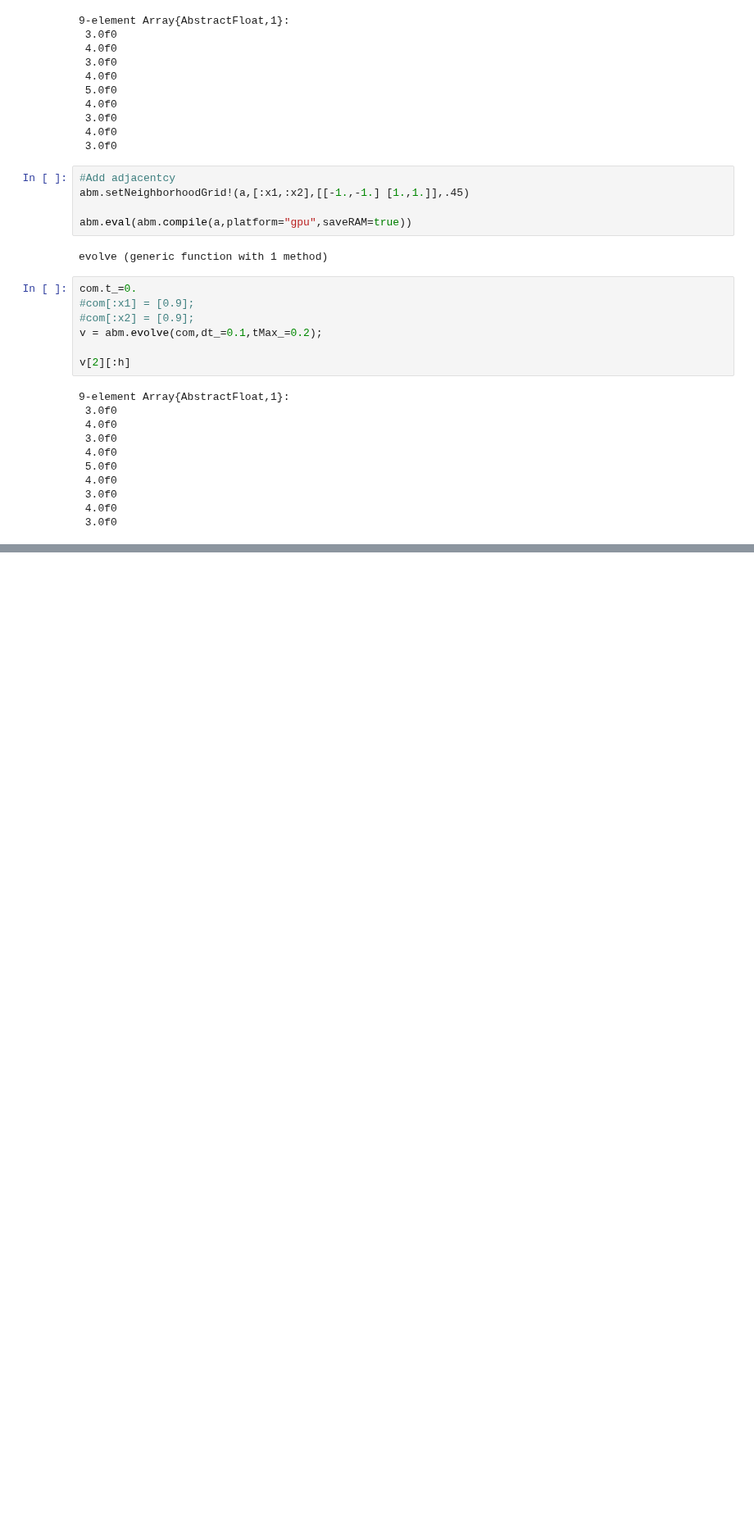
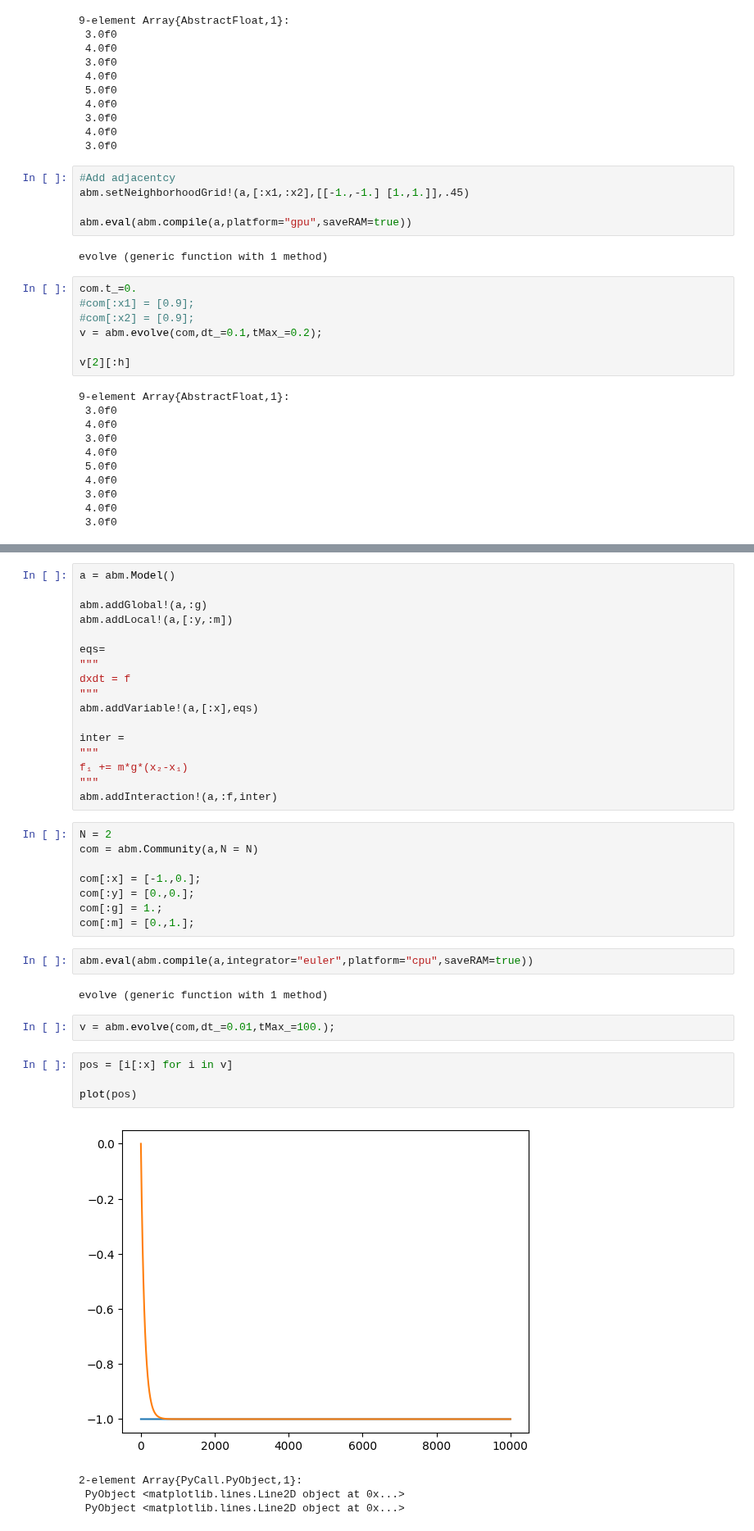
Before and after one commit to dsb-lab/CellBasedModels.jl, a Jupyter notebook: Checks.ipynb, the cells around one changed output, grey strips where cells are left out. Shown at 82% size. Saved outputs shown, nothing was run; the diff lists cells and outputs as text; blank space fills up the shorter version.

Commit message:
Corrected Euler integrator interactions

```diff
--- a/Checks.ipynb
+++ b/Checks.ipynb
@@ -766,0 +769,40 @@ v[2][:h]
+# %%
+a = abm.Model()
+
+abm.addGlobal!(a,:g)
+abm.addLocal!(a,[:y,:m])
+
+eqs=
+"""
+dxdt = f
+"""
+abm.addVariable!(a,[:x],eqs)
+
+inter =
+"""
+f₁ += m*g*(x₂-x₁)
+"""
+abm.addInteraction!(a,:f,inter)
+# %%
+N = 2
+com = abm.Community(a,N = N)
+
+com[:x] = [-1.,0.];
+com[:y] = [0.,0.];
+com[:g] = 1.;
+com[:m] = [0.,1.];
+# %%
+abm.eval(abm.compile(a,integrator="euler",platform="cpu",saveRAM=true))
+# %% [output]
+evolve (generic function with 1 method)
+# %%
+v = abm.evolve(com,dt_=0.01,tMax_=100.);
+# %%
+pos = [i[:x] for i in v]
+
+plot(pos)
+# %% [output]
+[figure, added]
+2-element Array{PyCall.PyObject,1}:
+ PyObject <matplotlib.lines.Line2D object at 0x...>
+ PyObject <matplotlib.lines.Line2D object at 0x...>
```
Also changed, not shown: parts of 4 cells of this notebook, 1 other file.
